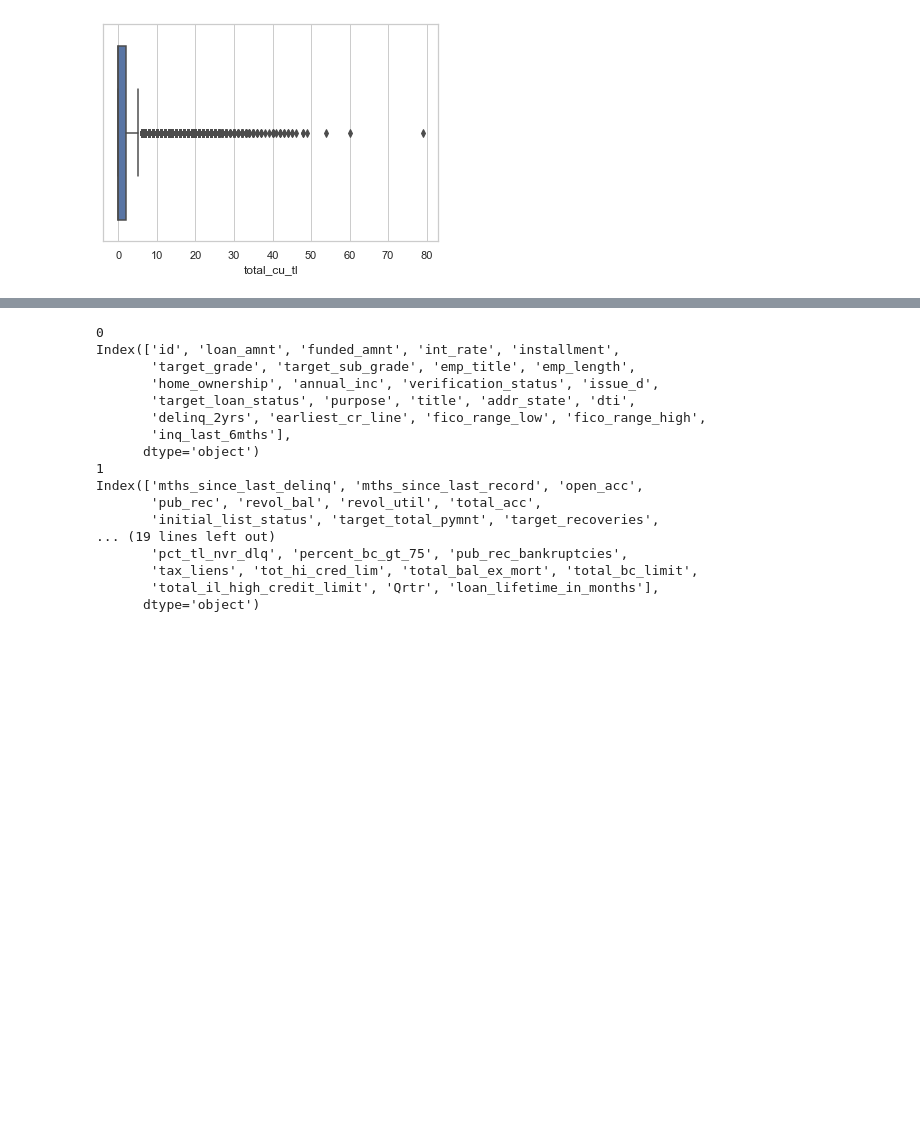
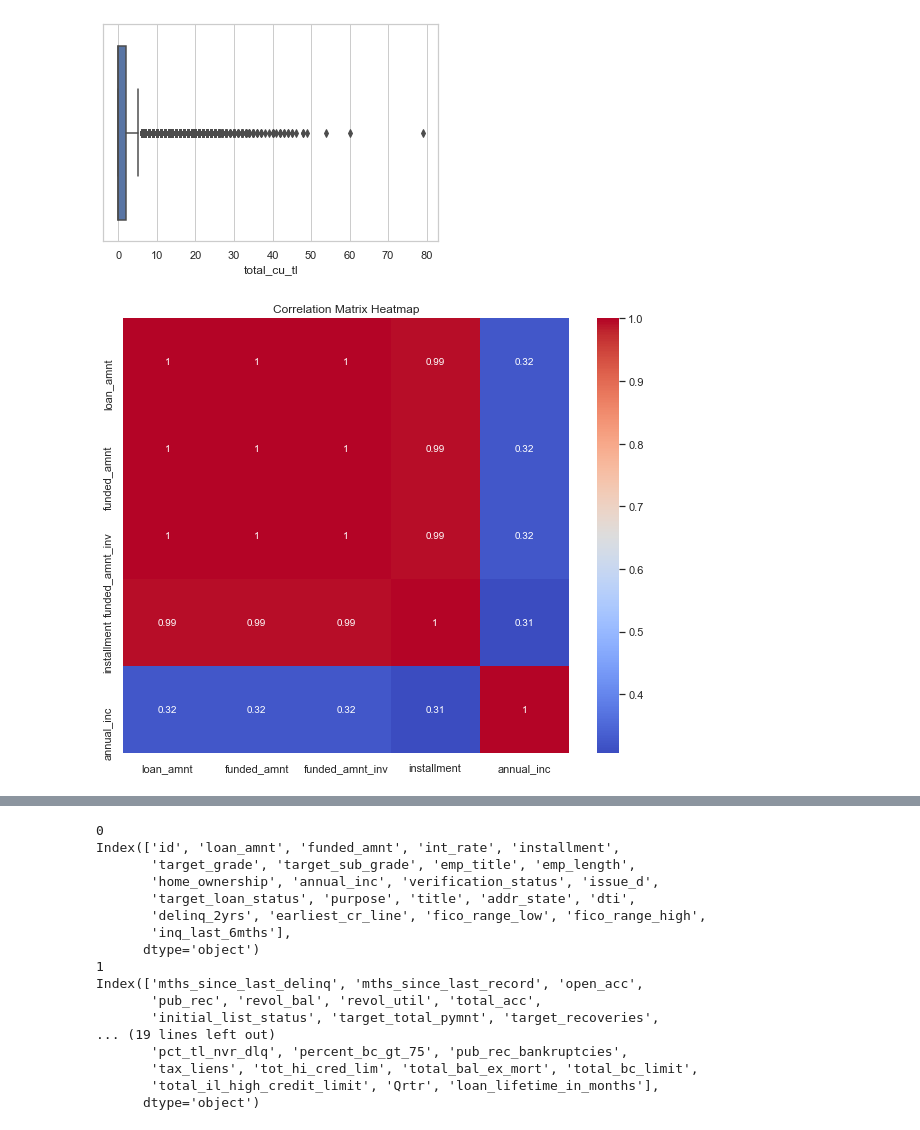
Before and after one commit to Uweeseg1/DataAnalyticsProject, a Jupyter notebook: Erans_project.ipynb, the cells around one changed output, grey strips where cells are left out. Saved outputs shown, nothing was run; the diff lists cells and outputs as text; code cells hidden in the pictures; blank space fills up the shorter version.

```diff
--- a/Erans_project.ipynb
+++ b/Erans_project.ipynb
@@ -931,3 +912,15 @@ Name: total_cu_tl, dtype: int64
 total na's : 44
 delta of na rlsd rtrn : -0.0019737644550816887
 [figure]
+# %%
+correlation_matrix = all_year_19[['loan_amnt','funded_amnt','funded_amnt_inv', \
+                                  'int_rate','installment', 'grade', 'sub_grade', 'emp_title', 'emp_length',\
+                                 'home_ownership', 'annual_inc', 'verification_status',]].corr()
+plt.figure(figsize=(10, 8))
+sns.heatmap(correlation_matrix, annot=True, cmap='coolwarm')
+
+# Display the heatmap
+plt.title('Correlation Matrix Heatmap')
+plt.show()
+# %% [output]
+[figure, added]
```
Also changed, not shown: parts of 21 cells of this notebook, 1 other file.
